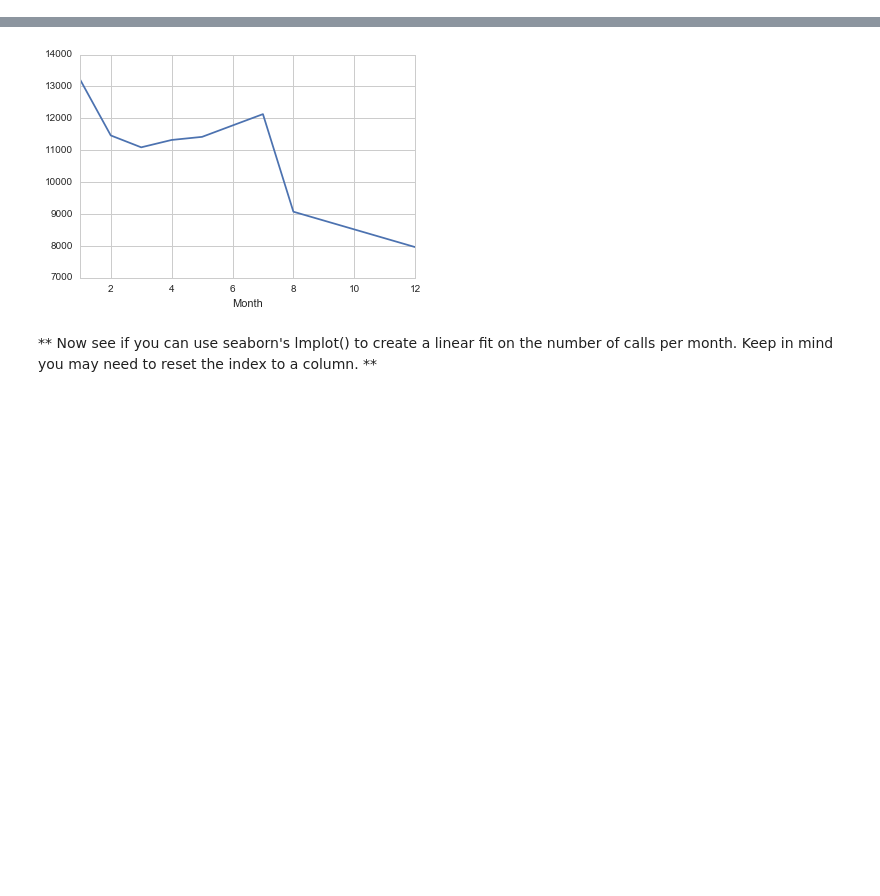
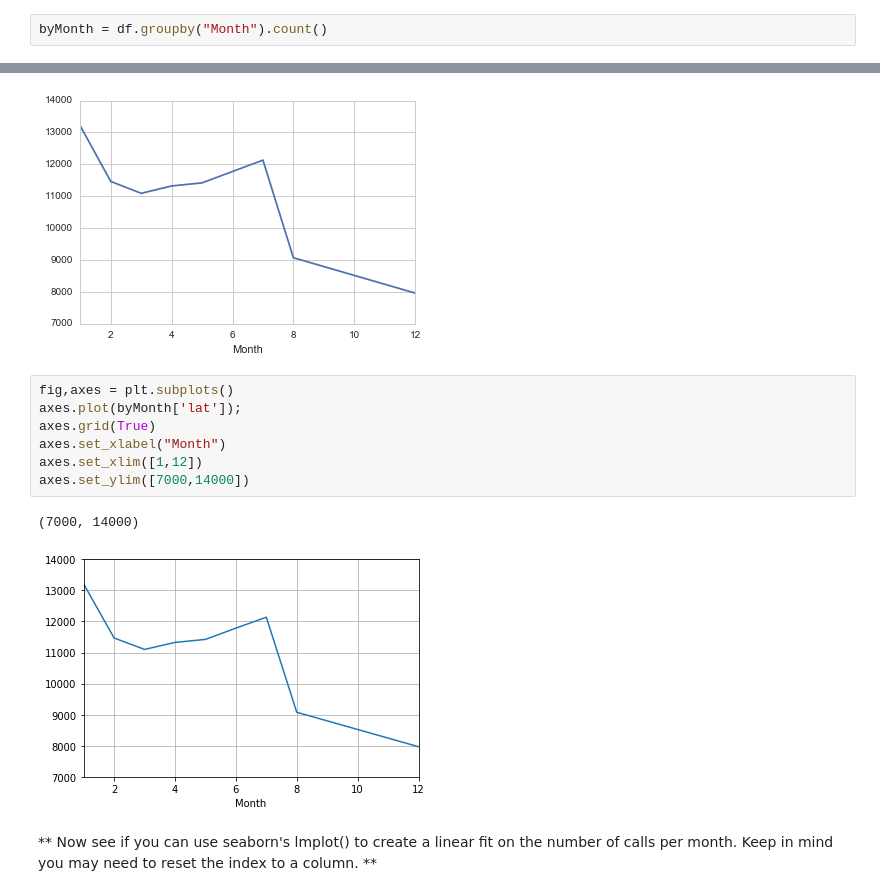
Before and after one commit to TR-1000/Machine-Learning-and-Data-Science, a Jupyter notebook: DS-ML-Bootcamp/10-Data-Capstone-Projects/911 Calls Data Capstone Project answers.ipynb, the cells around one changed output, grey strips where cells are left out. Cells and saved outputs as stored; diff of their text form; blank space fills up the shorter version.

```diff
--- a/DS-ML-Bootcamp/10-Data-Capstone-Projects/911 Calls Data Capstone Project answers.ipynb
+++ b/DS-ML-Bootcamp/10-Data-Capstone-Projects/911 Calls Data Capstone Project answers.ipynb
@@ -224,0 +317,2 @@ _____
+# %%
+byMonth = df.groupby("Month").count()
@@ -228,5 +332,15 @@ _____
 # %% [output]
 <matplotlib.axes._subplots.AxesSubplot at 0x...>
 [figure]
+# %%
+fig,axes = plt.subplots()
+axes.plot(byMonth['lat']);
+axes.grid(True)
+axes.set_xlabel("Month")
+axes.set_xlim([1,12])
+axes.set_ylim([7000,14000])
+# %% [output]
+(7000, 14000)
+[figure, added]
 # %% [markdown]
 ** Now see if you can use seaborn's lmplot() to create a linear fit on the number of calls per month. Keep in mind you may need to reset the index to a column. **
```
Also changed, not shown: parts of 28 cells of this notebook.
